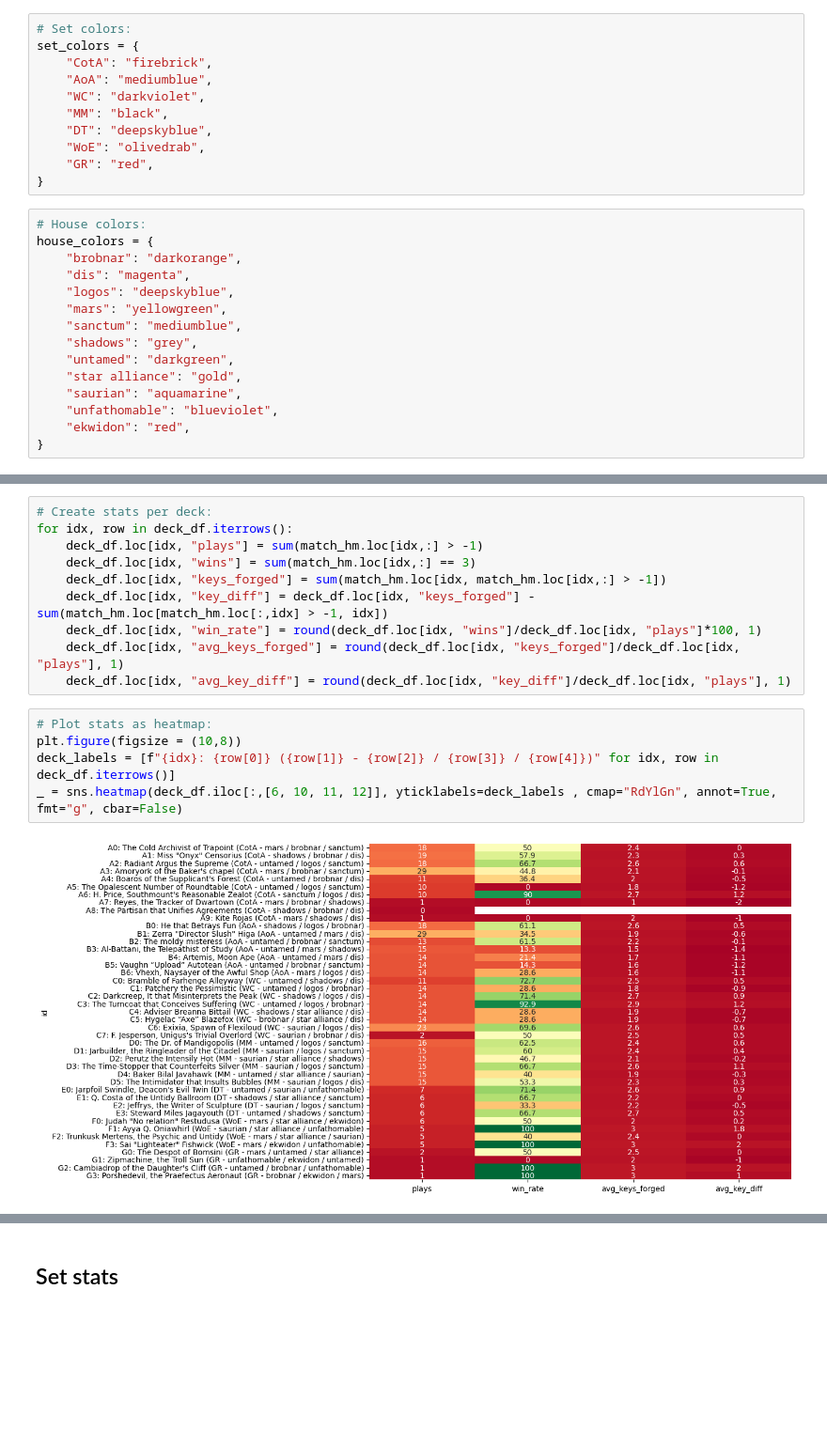
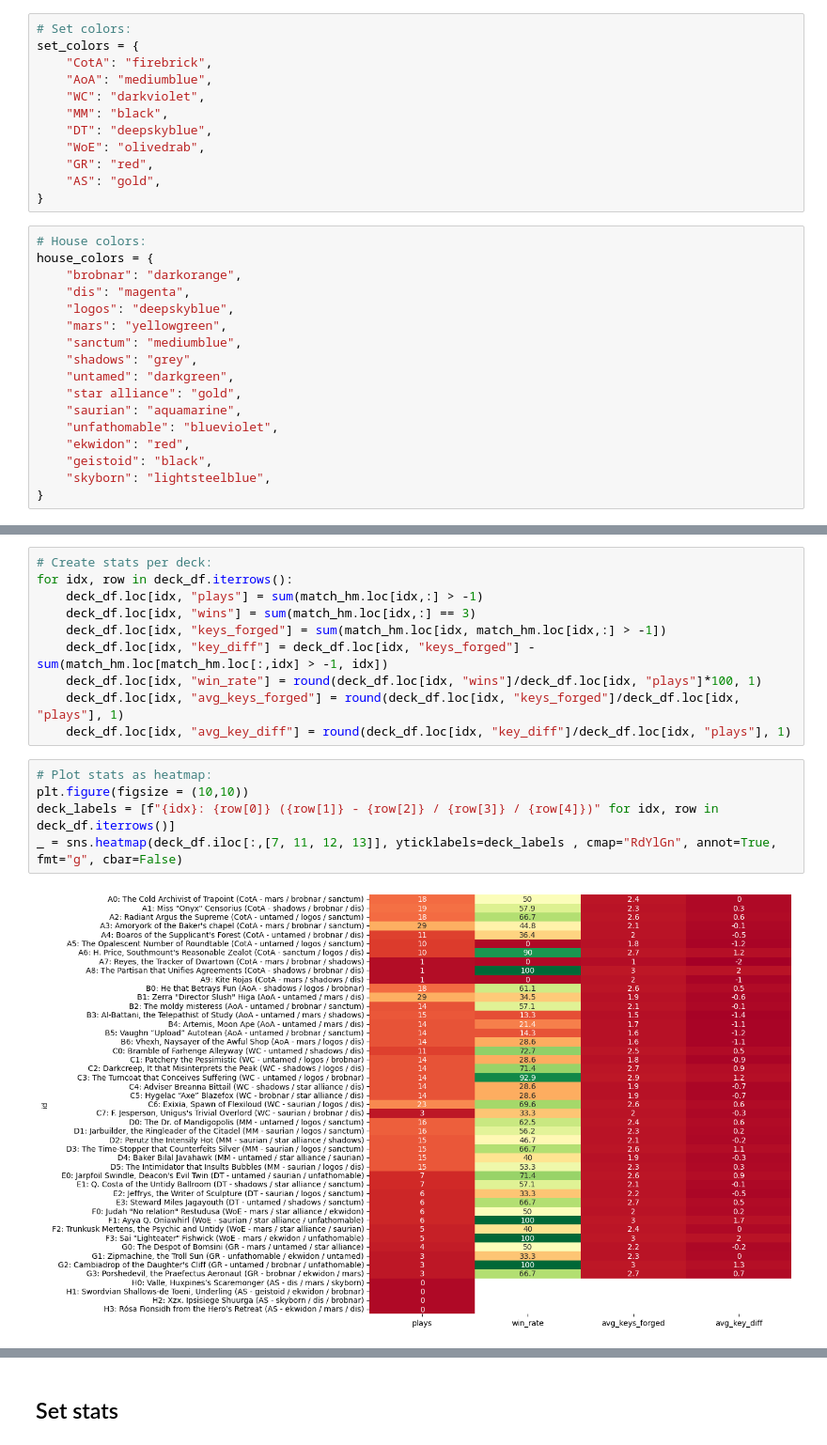
Before and after one commit to BenjaSanchez/keyforge, a Jupyter notebook: keyforge.ipynb, the cells around one changed output, grey strips where cells are left out. Shown at 94% size. Drawn from its saved outputs; the diff is of its cells as text; blank space fills up the shorter version.

Commit message:
feat: entry dates
include dates decks were added to the analysis. Also:
* new matches
* new decks from latest set (AS)

```diff
--- a/keyforge.ipynb
+++ b/keyforge.ipynb
@@ -36,6 +36,7 @@ set_colors = {
     "DT": "deepskyblue",
     "WoE": "olivedrab",
     "GR": "red",
+    "AS": "gold",
 }
 # %%
 # House colors:
@@ -51,6 +52,8 @@ house_colors = {
     "saurian": "aquamarine",
     "unfathomable": "blueviolet",
     "ekwidon": "red",
+    "geistoid": "black",
+    "skyborn": "lightsteelblue",
 }
 # %%
 # Plot number of decks per house/stat as heatmap:
@@ -123,11 +126,11 @@ for idx, row in deck_df.iterrows():
     deck_df.loc[idx, "avg_key_diff"] = round(deck_df.loc[idx, "key_diff"]/deck_df.loc[idx, "plays"], 1)
 # %%
 # Plot stats as heatmap:
-plt.figure(figsize = (10,8))
+plt.figure(figsize = (10,10))
 deck_labels = [f"{idx}: {row[0]} ({row[1]} - {row[2]} / {row[3]} / {row[4]})" for idx, row in deck_df.iterrows()]
-_ = sns.heatmap(deck_df.iloc[:,[6, 10, 11, 12]], yticklabels=deck_labels , cmap="RdYlGn", annot=True, fmt="g", cbar=False)
+_ = sns.heatmap(deck_df.iloc[:,[7, 11, 12, 13]], yticklabels=deck_labels , cmap="RdYlGn", annot=True, fmt="g", cbar=False)
 # %% [output]
-[figure, old version]
+[figure, new version]
 # %%
 _ , ax = plt.subplots(1, figsize=(10,6))
 
```
Also changed, not shown: parts of 11 cells of this notebook, 2 other files.
